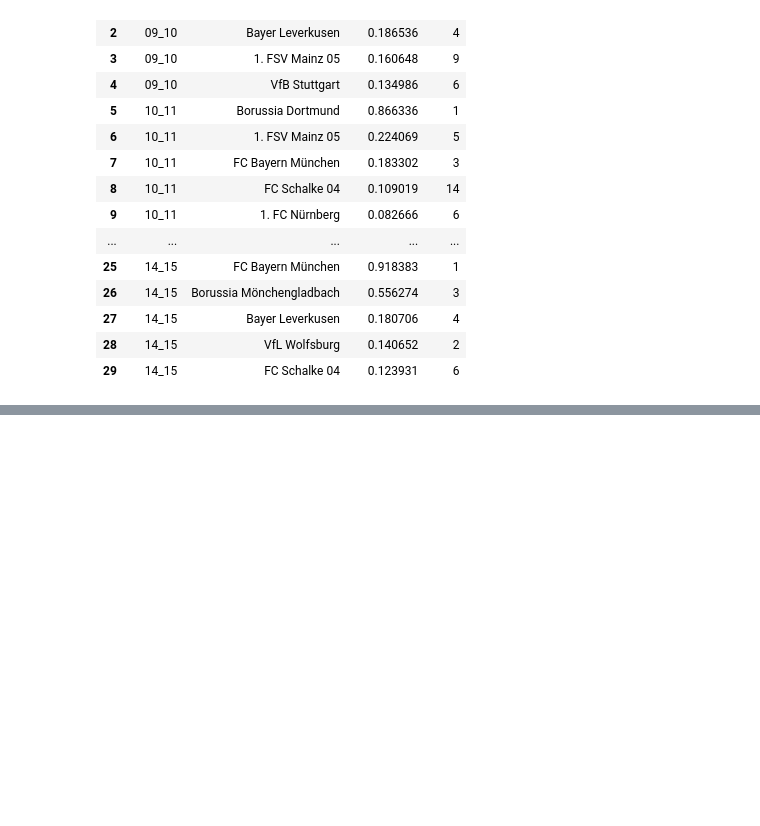
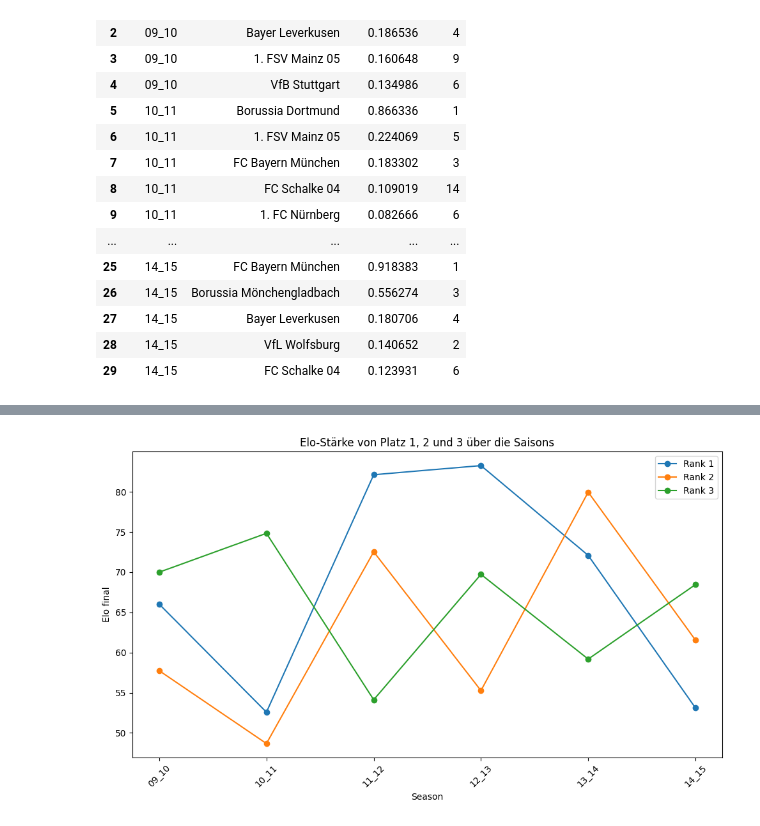
Before and after one commit to Picoalex/template_dsc, a Jupyter notebook: notebooks/02_strength_index.ipynb, the cells around one changed output, grey strips where cells are left out. Drawn from its saved outputs; the diff is of its cells as text; code cells hidden in the pictures; blank space fills up the shorter version.

```diff
--- a/notebooks/02_strength_index.ipynb
+++ b/notebooks/02_strength_index.ipynb
@@ -1430,0 +1518,42 @@ top_5_dc_defense_per_season.to_csv(os.path.join(dest_backslash,'top_5_dc_defense
+# %%
+# wie stark waren die ersten drei Plötze über die Saisons
+
+
+
+
+
+
+# nur Plätze 1, 2 und 3 auswählen
+df_top3 = team_strength_summary[team_strength_summary['Rank'].isin([1, 2, 3])].copy()
+
+# Daten für die einzelnen Ränge vorbereiten
+df_rank1 = df_top3[df_top3['Rank'] == 1].sort_values('SEASON')
+df_rank2 = df_top3[df_top3['Rank'] == 2].sort_values('SEASON')
+df_rank3 = df_top3[df_top3['Rank'] == 3].sort_values('SEASON')
+
+# Figure erzeugen
+plt.figure(figsize=(10, 6))
+
+# Elo-Werte der drei Platzierungen plotten
+plt.plot(df_rank1['SEASON'], df_rank1['Elo_final'], marker='o', label='Rank 1')
+plt.plot(df_rank2['SEASON'], df_rank2['Elo_final'], marker='o', label='Rank 2')
+plt.plot(df_rank3['SEASON'], df_rank3['Elo_final'], marker='o', label='Rank 3')
+
+# Titel und Labels
+plt.title('Elo-Stärke von Platz 1, 2 und 3 über die Saisons')
+plt.xlabel('Season')
+plt.ylabel('Elo final')
+
+# Legende
+plt.legend()
+
+# x-Achse lesbarer machen
+plt.xticks(rotation=45)
+
+# Layout
+plt.tight_layout()
+
+# Plot
+plt.show()
+# %% [output]
+[figure, added]
```
Also changed, not shown: parts of 4 cells of this notebook.
